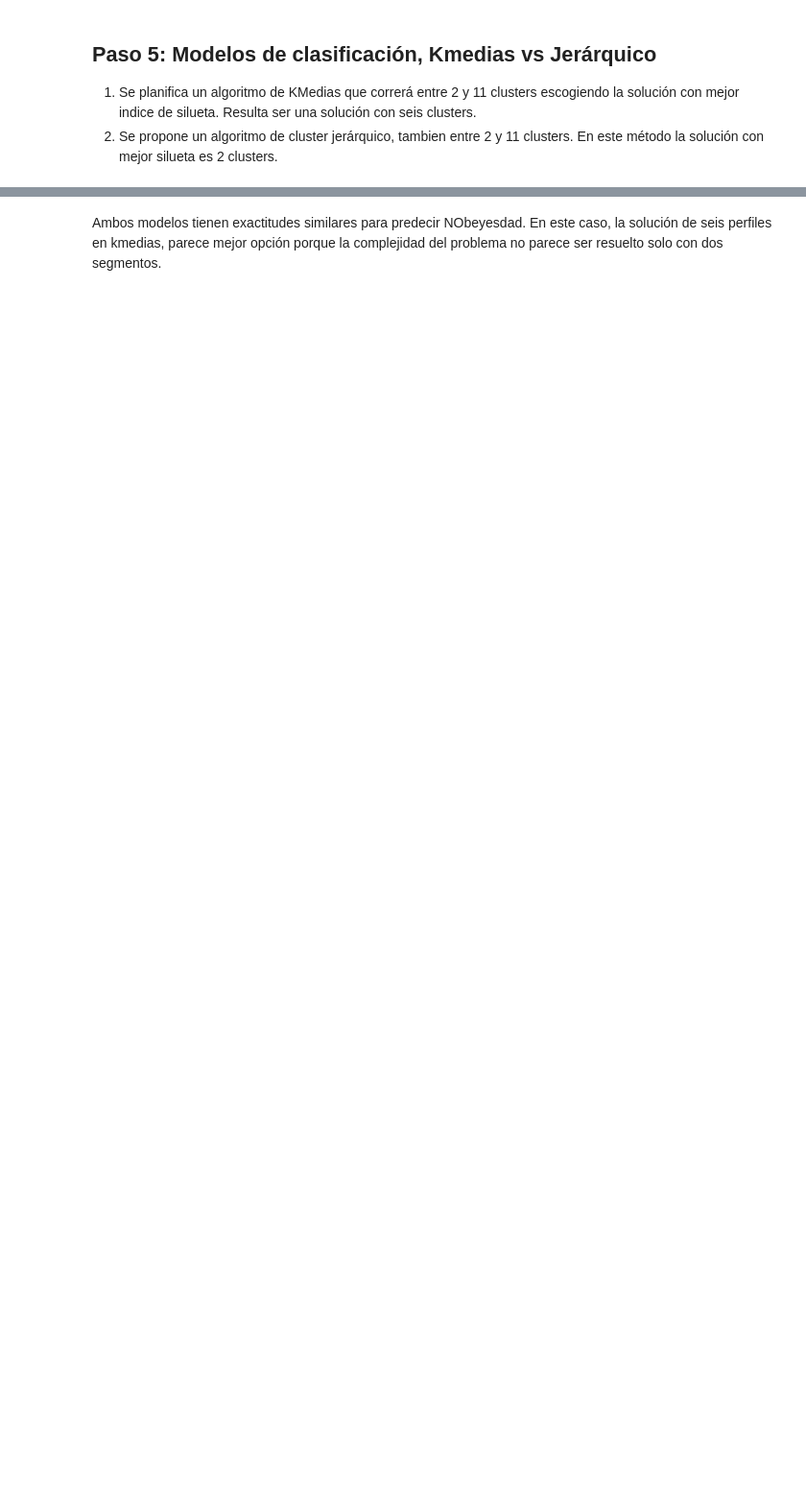
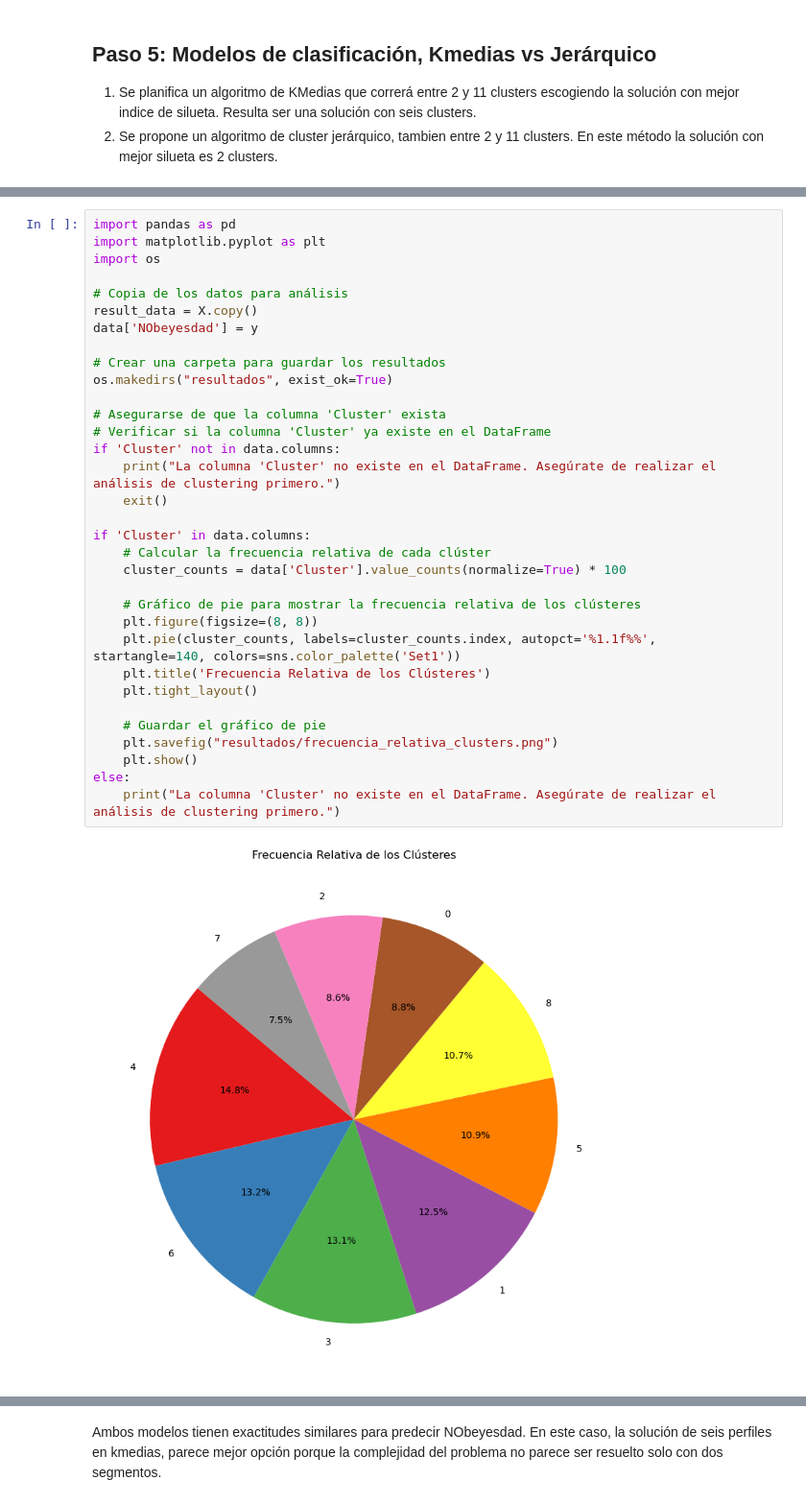
Before and after one commit to RamartiSing/Machine_Learning_3, a Jupyter notebook: Codigo/Proyecto 3 – Agrupación de datos sobre obesidad.ipynb, the cells around one changed output, grey strips where cells are left out. Shown at 96% size. Cells and saved outputs as stored; diff of their text form; blank space fills up the shorter version.

```diff
--- a/Codigo/Proyecto 3 – Agrupación de datos sobre obesidad.ipynb
+++ b/Codigo/Proyecto 3 – Agrupación de datos sobre obesidad.ipynb
@@ -375 +514,36 @@ plt.show()
+# %%
+import pandas as pd
+import matplotlib.pyplot as plt
+import os
+
+# Copia de los datos para análisis
+result_data = X.copy()
+data['NObeyesdad'] = y
+
+# Crear una carpeta para guardar los resultados
+os.makedirs("resultados", exist_ok=True)
+
+# Asegurarse de que la columna 'Cluster' exista
+# Verificar si la columna 'Cluster' ya existe en el DataFrame
+if 'Cluster' not in data.columns:
+    print("La columna 'Cluster' no existe en el DataFrame. Asegúrate de realizar el análisis de clustering primero.")
+    exit()
+
+if 'Cluster' in data.columns:
+    # Calcular la frecuencia relativa de cada clúster
+    cluster_counts = data['Cluster'].value_counts(normalize=True) * 100
+
+    # Gráfico de pie para mostrar la frecuencia relativa de los clústeres
+    plt.figure(figsize=(8, 8))
+    plt.pie(cluster_counts, labels=cluster_counts.index, autopct='%1.1f%%', startangle=140, colors=sns.color_palette('Set1'))
+    plt.title('Frecuencia Relativa de los Clústeres')
+    plt.tight_layout()
+
+    # Guardar el gráfico de pie
+    plt.savefig("resultados/frecuencia_relativa_clusters.png")
+    plt.show()
+else:
+    print("La columna 'Cluster' no existe en el DataFrame. Asegúrate de realizar el análisis de clustering primero.")
+# %% [output]
+[figure, added]
 # %%
```
Also changed, not shown: parts of 12 cells of this notebook, 1 other file.
